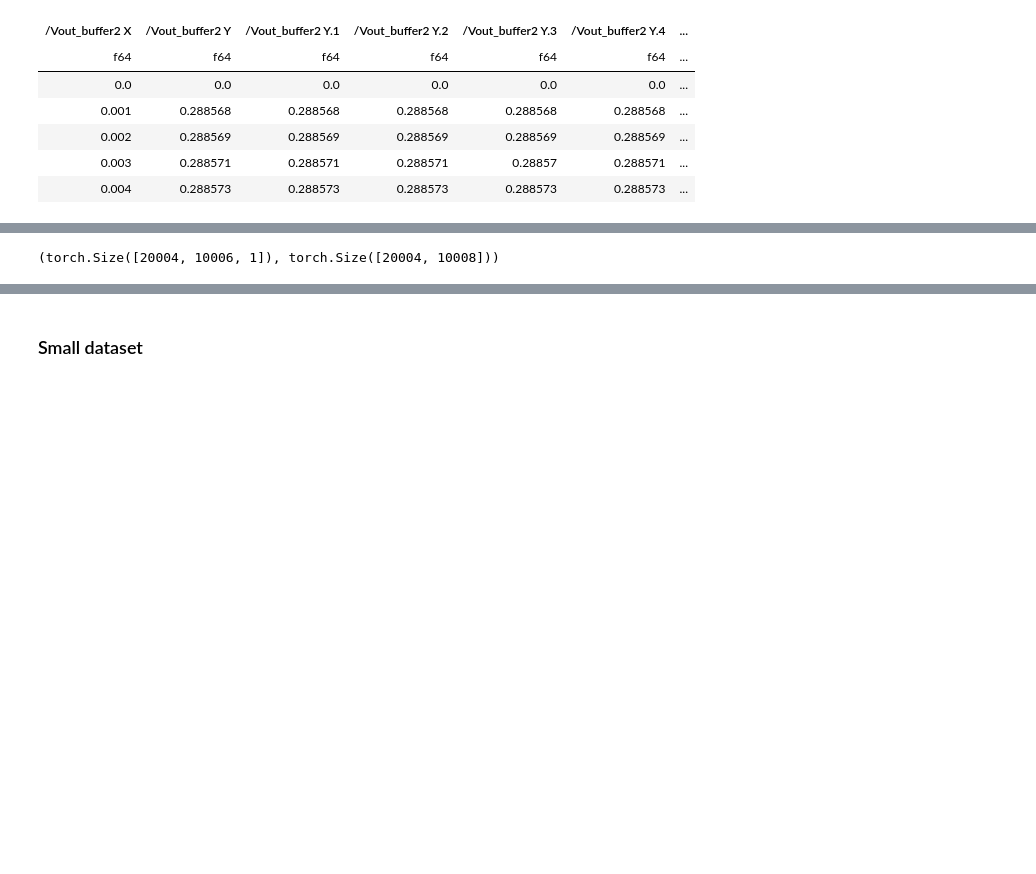
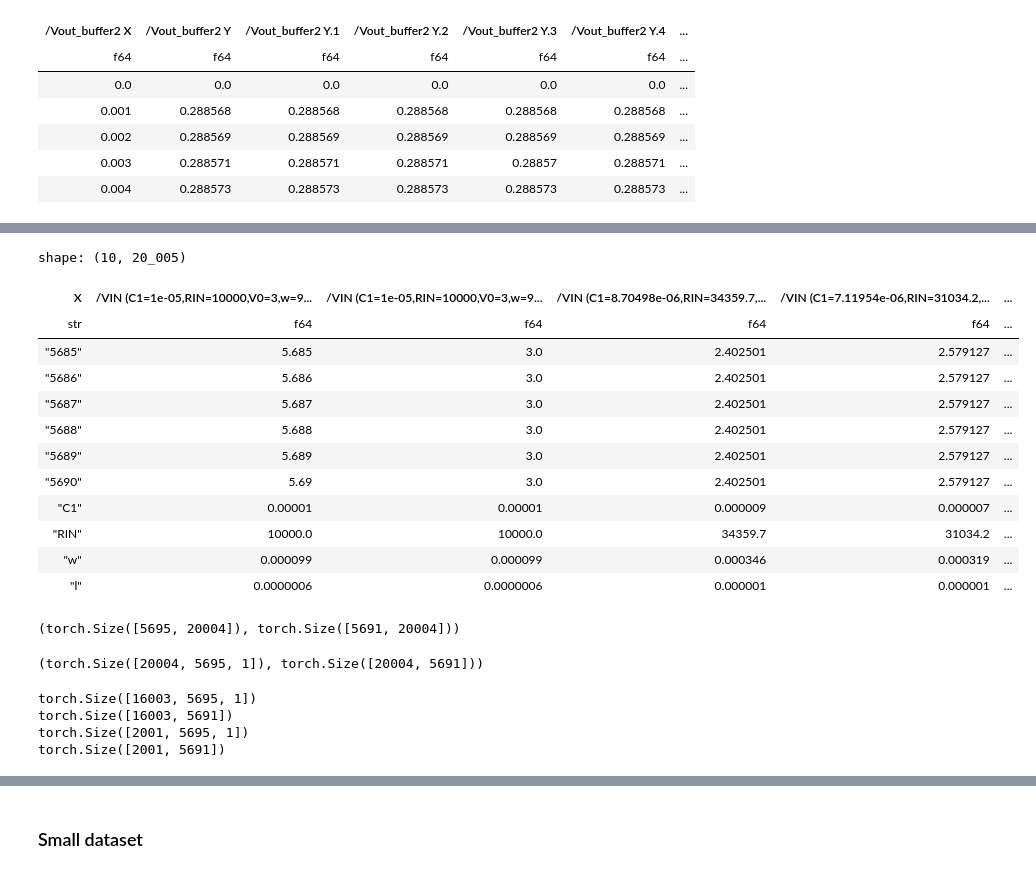
Before and after one commit to LuposX/FlexSpike, a Jupyter notebook: surrogate/1_create_surrogate_dataset.ipynb, the cells around one changed output, grey strips where cells are left out. Saved outputs shown, nothing was run; the diff lists cells and outputs as text; code cells hidden in the pictures; blank space fills up the shorter version.

```diff
--- a/surrogate/1_create_surrogate_dataset.ipynb
+++ b/surrogate/1_create_surrogate_dataset.ipynb
@@ -936,23 +996,38 @@ shape: (10, 10_003)
 | "w" | 0.000099 | 0.000099 | 0.000346 | 0.000319 | ... |
 | "l" | 0.0000006 | 0.0000006 | 0.000001 | 0.000001 | ... |
 # %%
-def safe_concat(dfs, how="horizontal"):
+def safe_concat(dfs, how="horizontal", index_col="X"):
     """
     Concatenate Polars DataFrames horizontally,
-    automatically renaming duplicate columns (X, X_2, X_3, ...).
+    keeping exactly one index column (`index_col`)
+    and renaming duplicate non-index columns (A, A_2, A_3, ...).
     """
     seen = {}
     renamed = []
+    index_kept = False
 
     for df in dfs:
-        new_cols = []
+        new_names = {}
         for c in df.columns:
+            # Handle index column specially
+            if c == index_col:
+                if index_kept:
+                    # drop duplicate index columns
+                    continue
+                index_kept = True
+                new_names[c] = c
+                continue
+
+            # Normal column renaming
             if c not in seen:
                 seen[c] = 1
-                new_cols.append(c)
+                new_names[c] = c
             else:
                 seen[c] += 1
-                new_cols.append(f"{c}_{seen[c]}")
-        renamed.append(df.rename(dict(zip(df.columns, new_cols))))
+                new_names[c] = f"{c}_{seen[c]}"
+
+        # select only kept columns, then rename
+        kept_cols = list(new_names.keys())
+        renamed.append(df.select(kept_cols).rename(new_names))
 
     return pl.concat(renamed, how=how)
@@ -967,17 +1070,35 @@ Wall time: 281 ms
+# %%
+df_input_dataset_concat.tail(10)
+# %% [output]
+shape: (10, 20_005)
+| X | /VIN (C1=1e-05,RIN=10000,V0=3,w=9... | /VIN (C1=1e-05,RIN=10000,V0=3,w=9... | /VIN (C1=8.70498e-06,RIN=34359.7,... | /VIN (C1=7.11954e-06,RIN=31034.2,... | ... |
+| str | f64 | f64 | f64 | f64 | ... |
+| "5685" | 5.685 | 3.0 | 2.402501 | 2.579127 | ... |
+| "5686" | 5.686 | 3.0 | 2.402501 | 2.579127 | ... |
+| "5687" | 5.687 | 3.0 | 2.402501 | 2.579127 | ... |
+| "5688" | 5.688 | 3.0 | 2.402501 | 2.579127 | ... |
+| "5689" | 5.689 | 3.0 | 2.402501 | 2.579127 | ... |
+| "5690" | 5.69 | 3.0 | 2.402501 | 2.579127 | ... |
+| "C1" | 0.00001 | 0.00001 | 0.000009 | 0.000007 | ... |
+| "RIN" | 10000.0 | 10000.0 | 34359.7 | 31034.2 | ... |
+| "w" | 0.000099 | 0.000099 | 0.000346 | 0.000319 | ... |
+| "l" | 0.0000006 | 0.0000006 | 0.000001 | 0.000001 | ... |
 # %%
 # We drop the index and tranform it into a pytorch tensor
 
-VIN = torch.tensor(df_input_dataset_concat.drop("X", "X_2").to_numpy().astype("float64"))
-VOUT = torch.tensor(df_output_dataset_concat.drop("X", "X_2").to_numpy().astype("float64"))
+VIN = torch.tensor(df_input_dataset_concat.drop("X").to_numpy().astype("float64"))
+VOUT = torch.tensor(df_output_dataset_concat.to_numpy().astype("float64"))
 
 VIN.shape, VOUT.shape
-
-X = torch.tensor(VIN.clone().detach()).float().T.unsqueeze(2)
-Y = torch.tensor(VOUT.clone().detach()).float().T
-
-X.shape, Y.shape
 # %% [output]
-(torch.Size([20004, 10006, 1]), torch.Size([20004, 10008]))
+(torch.Size([5695, 20004]), torch.Size([5691, 20004]))
+# %%
+X = torch.tensor(VIN.clone().detach()).float().T.unsqueeze(2)
+Y = torch.tensor(VOUT.clone().detach()).float().T
+
+X.shape, Y.shape
+# %% [output]
+(torch.Size([20004, 5695, 1]), torch.Size([20004, 5691]))
 # %%
 # For large dataset
 rand_idx = torch.randperm(X.shape[0])
@@ -996,3 +1117,13 @@ Y_test  = Y[test_idx]
 data = {'X_train':X_train, 'Y_train':Y_train,
         'X_valid':X_valid, 'Y_valid':Y_valid,
         'X_test':X_test, 'Y_test':Y_test}
+# %%
+print(X_train.shape)
+print(Y_train.shape)
+print(X_test.shape)
+print(Y_test.shape)
+# %% [output]
+torch.Size([16003, 5695, 1])
+torch.Size([16003, 5691])
+torch.Size([2001, 5695, 1])
+torch.Size([2001, 5691])
```
Also changed, not shown: parts of 23 cells of this notebook, 16 other files.
